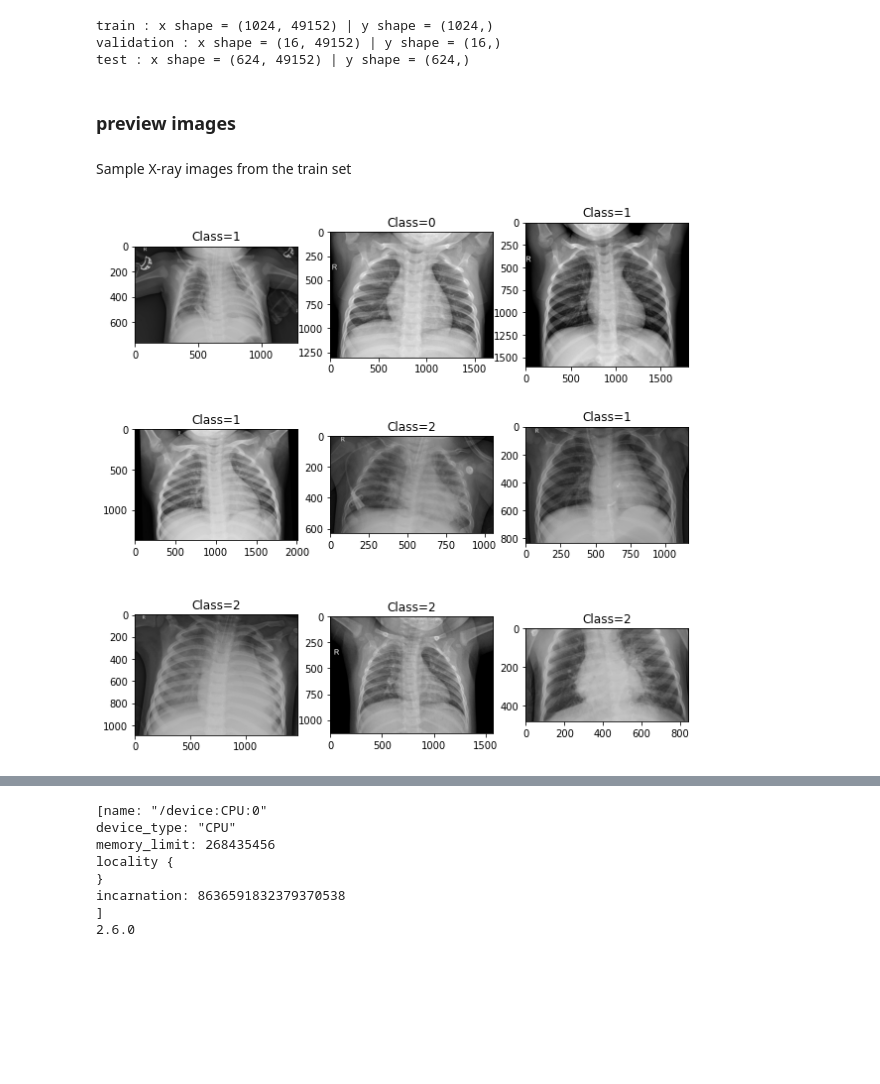
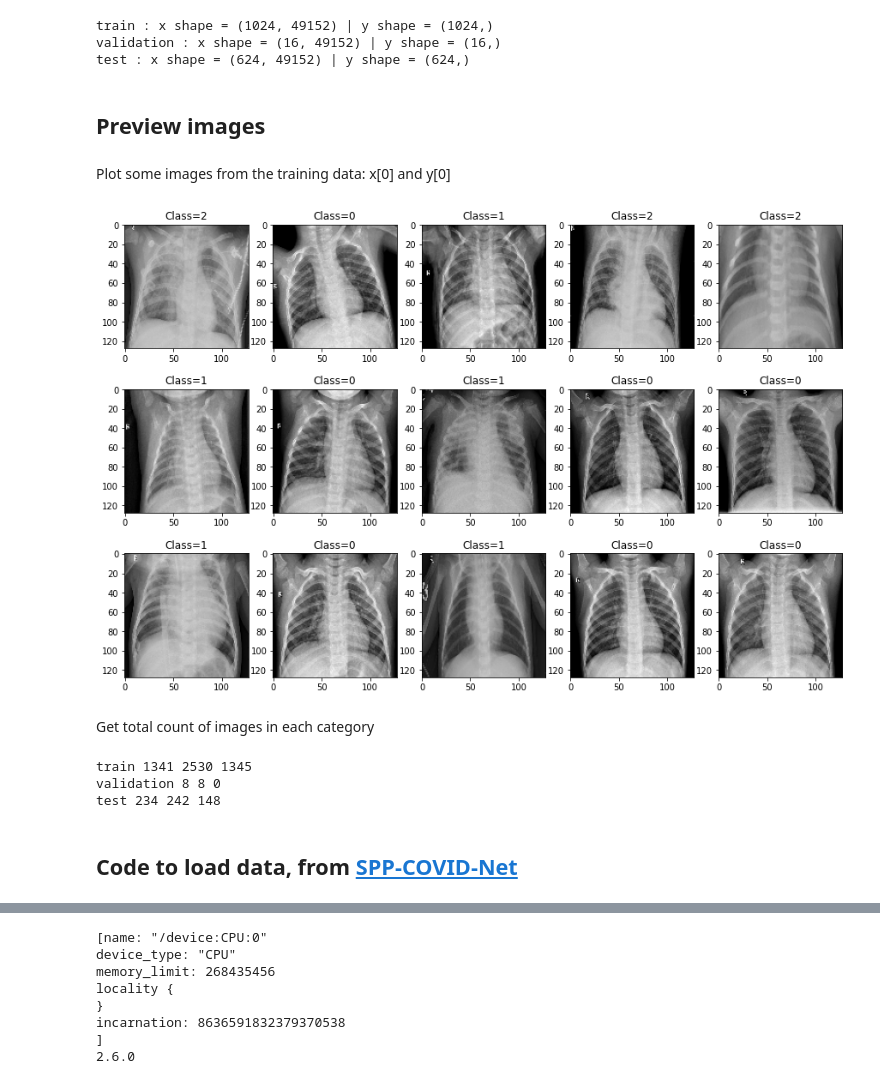
Before and after one commit to jincy-p-janardhanan/SPP-Pneumonia-Net, a Jupyter notebook: SPP_Pneumonia_Net.ipynb, the cells around one changed output, grey strips where cells are left out. Drawn from its saved outputs; the diff is of its cells as text; code cells hidden in the pictures; blank space fills up the shorter version.

Commit message:
train, validation and test splits from h5 file

```diff
--- a/SPP_Pneumonia_Net.ipynb
+++ b/SPP_Pneumonia_Net.ipynb
@@ -307,6 +293,6 @@ dest_filepaths = [root_dir+'trainh5/train_', root_dir+'valh5/val_', root_dir+'te
 # %%
 n_px = 128
-n_channels = 1
+n_channels = 3
 for i in range(3):
   tic = time.process_time()
   convert_images_to_data_in_h5_file(src_filepaths[i], dest_filepaths[i], n_px, n_channels)
@@ -327,15 +303,16 @@ Time taken for creating the h5 file is 11648.057994999988 ms
 # %%
 names = ['train', 'validation', 'test']
+x=[]
+y=[]
 for i in range(3):
   with h5py.File(dest_filepaths[i]+'1.h5', "r") as f:
-      x = f["input_data"][:]
-      y = f["input_labels"][:]
-      print(names[i], ': x shape =', x.shape, '| y shape =', y.shape)
+      x.append(f["input_data"][:])
+      y.append(f["input_labels"][:])
+      print(names[i], ': x shape =', x[i].shape, '| y shape =', y[i].shape)
+  f.close()
 # %% [output]
 train : x shape = (1024, 49152) | y shape = (1024,)
 validation : x shape = (16, 49152) | y shape = (16,)
 test : x shape = (624, 49152) | y shape = (624,)
 # %% [markdown]
-### preview images
+## Preview images
-# %% [markdown]
-Sample X-ray images from the train set
@@ -347,13 +319,15 @@ filenames
+# %% [markdown]
+
+Plot some images from the training data: x[0] and y[0]
 # %%
-plt.figure(figsize=(10,10))
+plt.figure(figsize=(15,10))
 for i in range(3):
-    for j in range(3):
-        idx = 3*i+j
-        filename = os.path.join(train_dir, filenames[idx+10])
-        label = labels[idx+10]
-        plt.subplot(3,3,idx+1)
-        im = plt.imread(filename, 'jpg')
+    for j in range(5):
+        idx = 5*i+j
+        label = y[0][idx]
+        plt.subplot(3,5,idx+1)
+        im = (x[0][idx]).reshape(128, 128, 3)
         plt.imshow(im, cmap=plt.gray())
         plt.title('Class='+str(label))
 # %% [output]
-[figure, old version]
+[figure, new version]
@@ -362,0 +334,26 @@ image_size=256
+# %% [markdown]
+Get total count of images in each category
+# %%
+total_normal, tot_bacterial, total_viral = 0, 0, 0
+for i in range(3):
+  # Returns a list of filepaths ending with .jpeg extension in the source directory and its sub-directories
+  src_path = [os.path.join(dp, f) for dp, dn, filenames in os.walk(src_filepaths[i]) for f in filenames if os.path.splitext(f)[1] == '.jpeg']
+
+  count_normal, count_bacterial, count_viral = 0, 0, 0
+
+  for filepath in src_path:
+    val = set_label(filepath)
+    if val == 0:
+      count_normal+=1
+    elif val==1:
+      count_bacterial+=1
+    else:
+      count_viral+=1
+
+  print(names[i], count_normal, count_bacterial, count_viral)
+# %% [output]
+train 1341 2530 1345
+validation 8 8 0
+test 234 242 148
+# %% [markdown]
+## Code to load data, from [SPP-COVID-Net](https://github.com/SitiRaihanah/SPP-COVID-Net/blob/master/SPP-COVID-Net.py)
```
Also changed, not shown: parts of 43 cells of this notebook.
